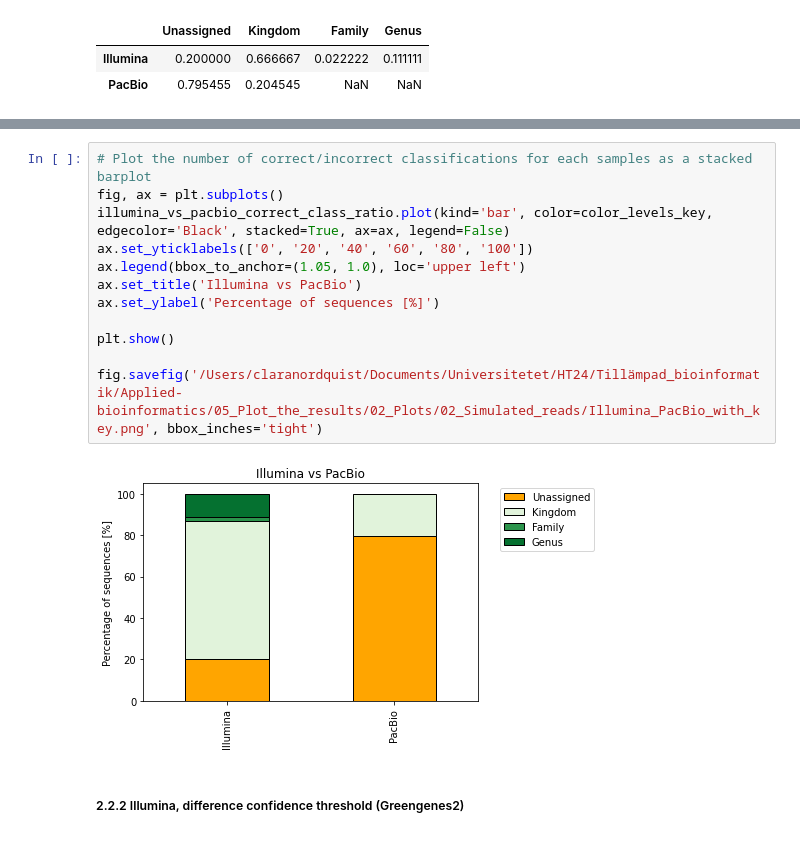
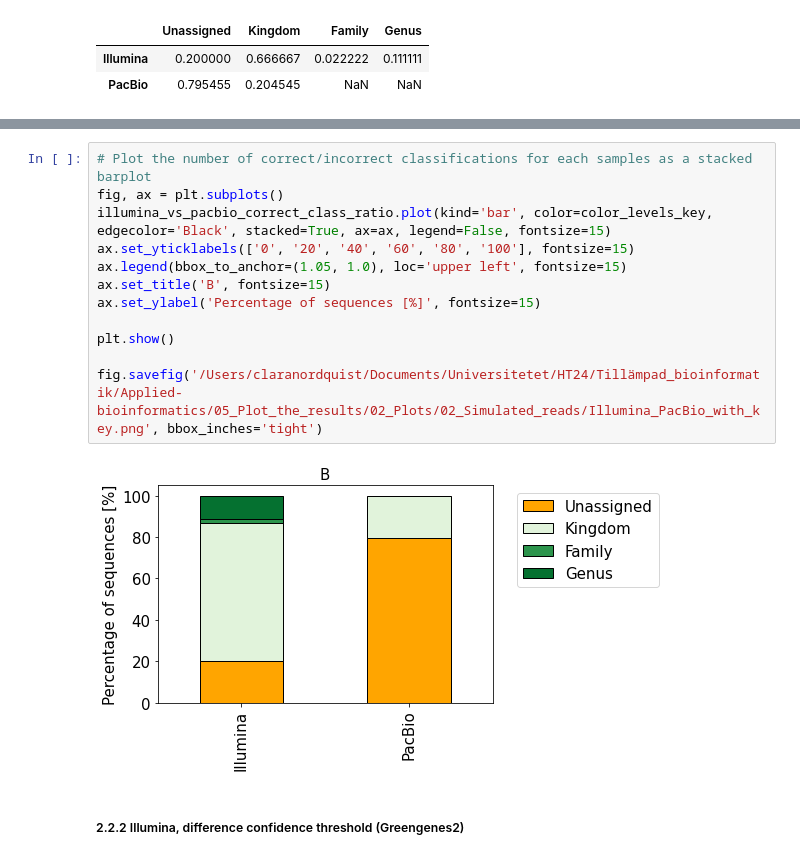
Before and after one commit to emblapersson/Applied-bioinformatics, a Jupyter notebook: 05_Plot_the_results/03_Scripts/04_Plot_results.ipynb, the cells around one changed output, grey strips where cells are left out. Drawn from its saved outputs; the diff is of its cells as text.

```diff
--- a/05_Plot_the_results/03_Scripts/04_Plot_results.ipynb
+++ b/05_Plot_the_results/03_Scripts/04_Plot_results.ipynb
@@ -391,17 +394,17 @@ fig.savefig('/Users/claranordquist/Documents/Universitetet/HT24/Tillämpad_bioin
 # %%
 # Plot the number of correct/incorrect classifications for each samples as a stacked barplot
 fig, ax = plt.subplots()
-illumina_vs_pacbio_correct_class_ratio.plot(kind='bar', color=color_levels_key, edgecolor='Black', stacked=True, ax=ax, legend=False)
-ax.set_yticklabels(['0', '20', '40', '60', '80', '100'])
-ax.legend(bbox_to_anchor=(1.05, 1.0), loc='upper left')
-ax.set_title('Illumina vs PacBio')
-ax.set_ylabel('Percentage of sequences [%]')
+illumina_vs_pacbio_correct_class_ratio.plot(kind='bar', color=color_levels_key, edgecolor='Black', stacked=True, ax=ax, legend=False, fontsize=15)
+ax.set_yticklabels(['0', '20', '40', '60', '80', '100'], fontsize=15)
+ax.legend(bbox_to_anchor=(1.05, 1.0), loc='upper left', fontsize=15)
+ax.set_title('B', fontsize=15)
+ax.set_ylabel('Percentage of sequences [%]', fontsize=15)
 
 plt.show()
 
 fig.savefig('/Users/claranordquist/Documents/Universitetet/HT24/Tillämpad_bioinformatik/Applied-bioinformatics/05_Plot_the_results/02_Plots/02_Simulated_reads/Illumina_PacBio_with_key.png', bbox_inches='tight')
 # %% [output]
-[figure, old version]
+[figure, new version]
 # %% [markdown]
 ##### 2.2.2 Illumina, difference confidence threshold (Greengenes2)
 # %%
```
Also changed, not shown: parts of 10 cells of this notebook, 20 other files.
